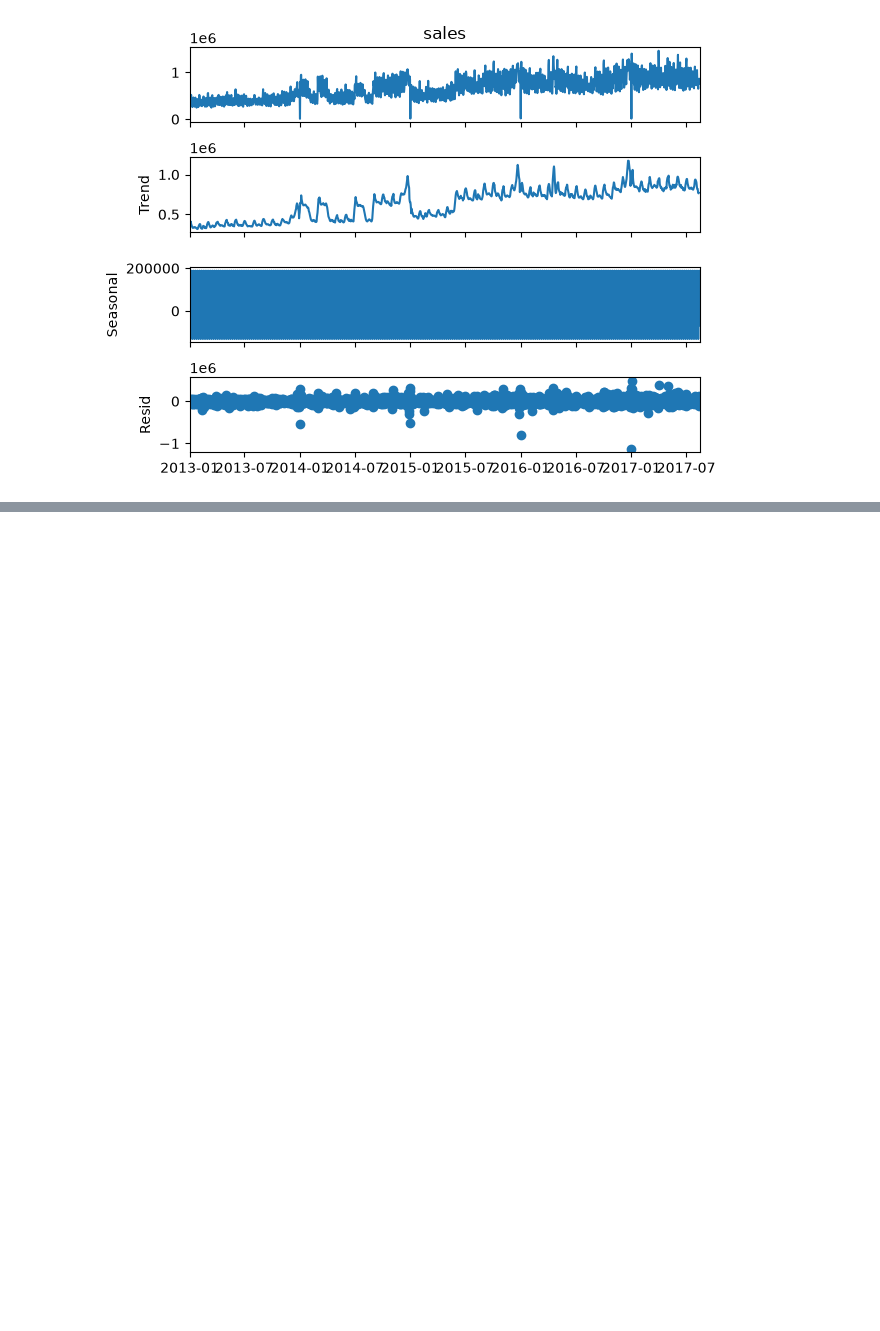
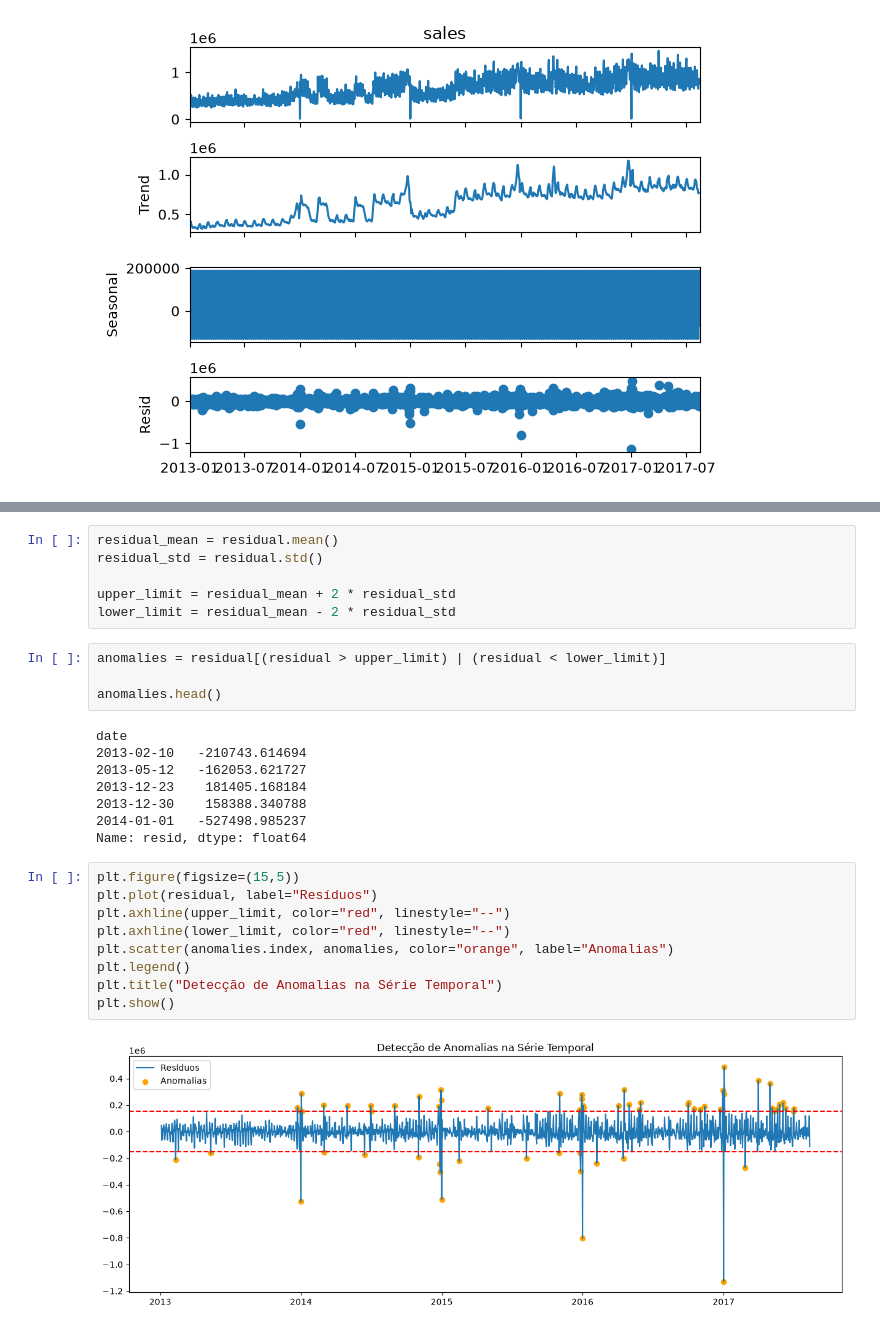
Before and after one commit to Vagnerkrg/time-series-intelligence-forecasting, a Jupyter notebook: notebooks/time_series_project.ipynb, the cells around one changed output, grey strips where cells are left out. Drawn from its saved outputs; the diff is of its cells as text; blank space fills up the shorter version.

```diff
--- a/notebooks/time_series_project.ipynb
+++ b/notebooks/time_series_project.ipynb
@@ -106,0 +135,29 @@ plt.show()
+# %%
+residual_mean = residual.mean()
+residual_std = residual.std()
+
+upper_limit = residual_mean + 2 * residual_std
+lower_limit = residual_mean - 2 * residual_std
+# %%
+anomalies = residual[(residual > upper_limit) | (residual < lower_limit)]
+
+anomalies.head()
+# %% [output]
+date
+2013-02-10   -210743.614694
+2013-05-12   -162053.621727
+2013-12-23    181405.168184
+2013-12-30    158388.340788
+2014-01-01   -527498.985237
+Name: resid, dtype: float64
+# %%
+plt.figure(figsize=(15,5))
+plt.plot(residual, label="Resíduos")
+plt.axhline(upper_limit, color="red", linestyle="--")
+plt.axhline(lower_limit, color="red", linestyle="--")
+plt.scatter(anomalies.index, anomalies, color="orange", label="Anomalias")
+plt.legend()
+plt.title("Detecção de Anomalias na Série Temporal")
+plt.show()
+# %% [output]
+[figure, added]
```
Also changed, not shown: parts of 8 cells of this notebook.
